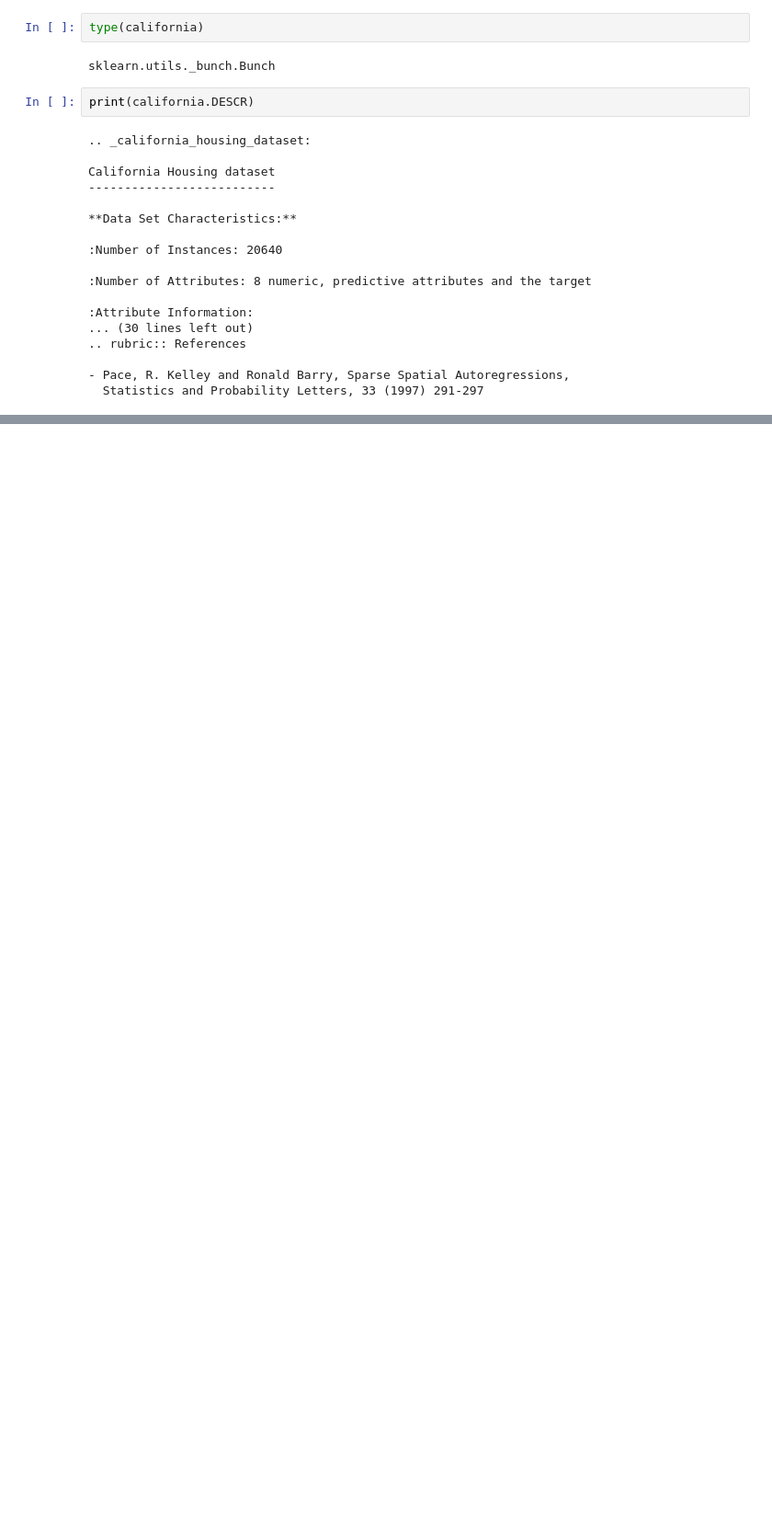
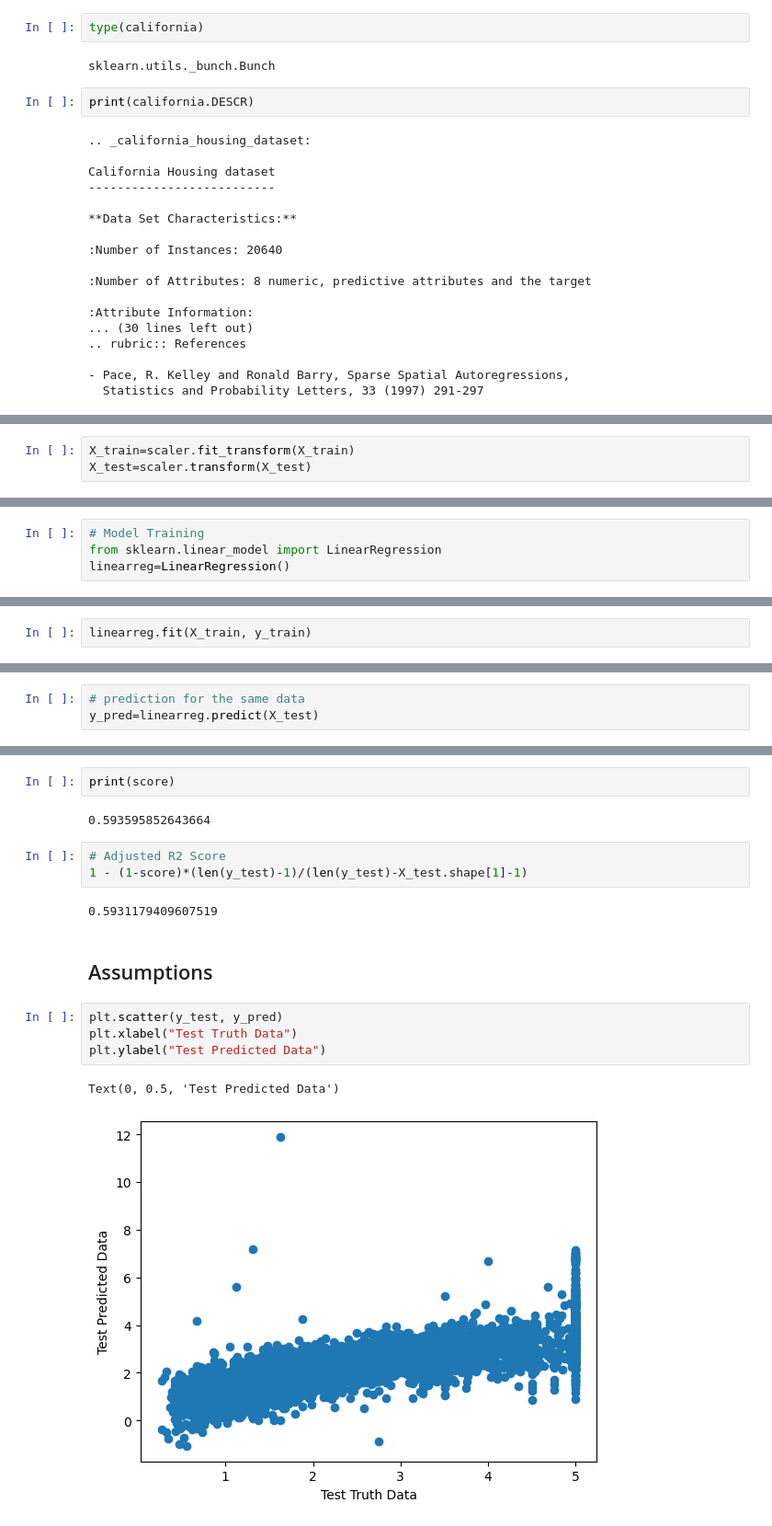
Before and after one commit to Kavychangela/AI-ML, a Jupyter notebook: 14. Machine Learning Projects/Multiple Linear Regression/housing.ipynb, the cells around one changed output, grey strips where cells are left out. Shown at 92% size. Saved outputs shown, nothing was run; the diff lists cells and outputs as text; blank space fills up the shorter version.

```diff
--- a/14. Machine Learning Projects/Multiple Linear Regression/housing.ipynb
+++ b/14. Machine Learning Projects/Multiple Linear Regression/housing.ipynb
@@ -57,0 +170,3 @@ California Housing dataset
+# %%
+X_train=scaler.fit_transform(X_train)
+X_test=scaler.transform(X_test)
@@ -57,0 +205,4 @@ California Housing dataset
+# %%
+# Model Training
+from sklearn.linear_model import LinearRegression
+linearreg=LinearRegression()
@@ -57,0 +213,2 @@ California Housing dataset
+# %%
+linearreg.fit(X_train, y_train)
@@ -57,0 +226,3 @@ California Housing dataset
+# %%
+# prediction for the same data
+y_pred=linearreg.predict(X_test)
@@ -57,0 +246,18 @@ California Housing dataset
+# %%
+print(score)
+# %% [output]
+0.593595852643664
+# %%
+# Adjusted R2 Score
+1 - (1-score)*(len(y_test)-1)/(len(y_test)-X_test.shape[1]-1)
+# %% [output]
+0.5931179409607519
+# %% [markdown]
+## Assumptions
+# %%
+plt.scatter(y_test, y_pred)
+plt.xlabel("Test Truth Data")
+plt.ylabel("Test Predicted Data")
+# %% [output]
+Text(0, 0.5, 'Test Predicted Data')
+[figure, added]
```
Also changed, not shown: parts of 31 cells of this notebook, 4 other files.
